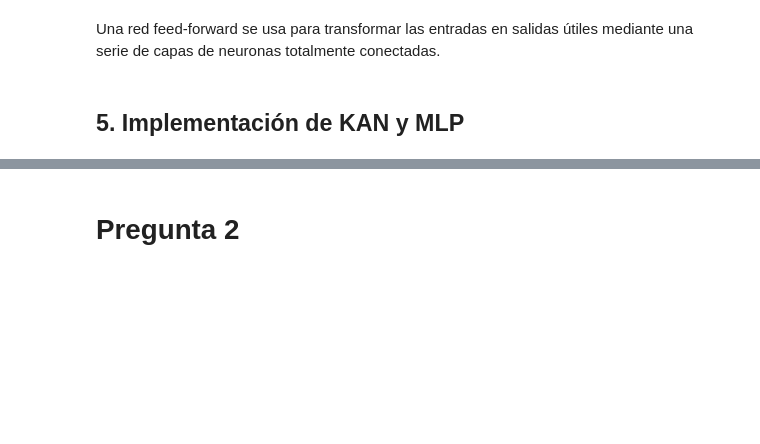
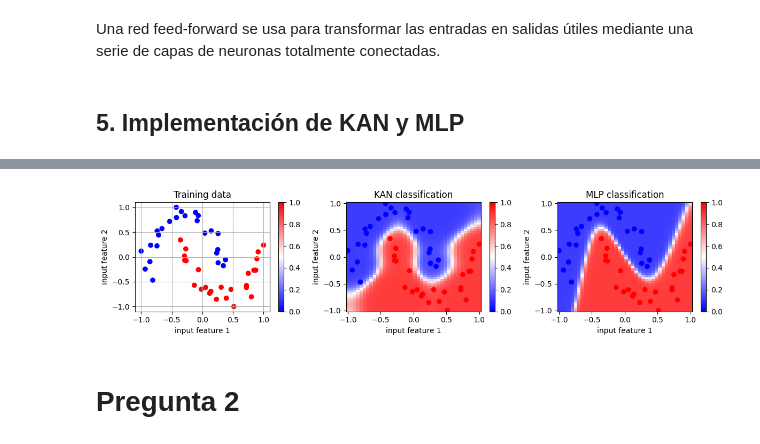
Before and after one commit to xeromark/TareasIA, a Jupyter notebook: Tarea 3/TareaIA.ipynb, the cells around one changed output, grey strips where cells are left out. Cells and saved outputs as stored; diff of their text form; code cells hidden in the pictures; blank space fills up the shorter version.

```diff
--- a/Tarea 3/TareaIA.ipynb
+++ b/Tarea 3/TareaIA.ipynb
@@ -431,0 +511,4 @@ plt.show()
+# %%
+n_iter_train_cl = int(1e3)
+loss_tol_cl = 1.5
+seed = 476
@@ -432,3 +531,54 @@ plt.show()
+# %%
+mlp_cl = FeedForward([2, 10, 10, 2],  # layer size
+                     eps=.01,  # gradient descend parameter
+                     activation=tanh_act,  # activation type (relu, tanh_act or sigmoid_act)
+                     neuron_class=NeuronNN,
+                     loss=CrossEntropyLoss,
+                     seed=seed,
+                     weights_range=[-1, 1])
+mlp_cl.train(x_train_cl,
+             y_train_cl.reshape(-1, 1),
+             n_iter_max=n_iter_train_cl,
+             loss_tol=loss_tol_cl)
+# %%
+def softmax(vec):
+    return np.exp(vec) / sum(np.exp(vec))
+
+X1_cl, X2_cl = np.meshgrid(np.linspace(-1, 1, 40), np.linspace(-1, 1, 50))
+x_cl = np.concatenate((X1_cl.reshape(-1, 1), X2_cl.reshape(-1, 1)), axis=1)
+
+Y_kan_cl = np.array([softmax(kan_cl(x))[1] for x in x_cl]).reshape(X1_cl.shape)
+Y_mlp_cl = np.array([softmax(mlp_cl(x))[1] for x in x_cl]).reshape(X1_cl.shape)
+
+fig_cl, ax_cl = plt.subplots(1, 3, figsize=(12,3))
+# vmin, vmax = min(Y_training.flatten()), max(Y_training.flatten())
+
+ax_cl[0].scatter(*x_train_cl.T, c=y_train_cl, cmap=plt.cm.bwr)
+ax_cl[0].grid()
+ax_cl[0].set_title('Training data')
+ax_cl[0].set_xlabel('input feature 1')
+ax_cl[0].set_ylabel('input feature 2')
+
+im0 = ax_cl[1].pcolor(X1_cl, X2_cl, Y_kan_cl, vmin=0, vmax=1, cmap=plt.cm.bwr)
+ax_cl[1].scatter(*x_train_cl.T, c=y_train_cl, cmap=plt.cm.bwr)
+ax_cl[1].set_title('KAN classification')
+ax_cl[1].set_xlabel('input feature 1')
+ax_cl[1].set_ylabel('input feature 2')
+
+im1 = ax_cl[2].pcolor(X1_cl, X2_cl, Y_mlp_cl, vmin=0, vmax=1, cmap=plt.cm.bwr)
+ax_cl[2].scatter(*x_train_cl.T, c=y_train_cl, cmap=plt.cm.bwr)
+ax_cl[2].set_title('MLP classification')
+ax_cl[2].set_xlabel('input feature 1')
+ax_cl[2].set_ylabel('input feature 2')
+
+fig_cl.colorbar(im1, ax=ax_cl[0])
+fig_cl.colorbar(im1, ax=ax_cl[1])
+fig_cl.colorbar(im1, ax=ax_cl[2])
+fig_cl.tight_layout()
+plt.show()
+# fig_cl.savefig(folder_fig + 'classification.png', dpi=500)
+# %% [output]
+[figure, added]
 # %% [markdown]
 # Pregunta 2
 # %% [markdown]
```
Also changed, not shown: parts of 8 cells of this notebook.
